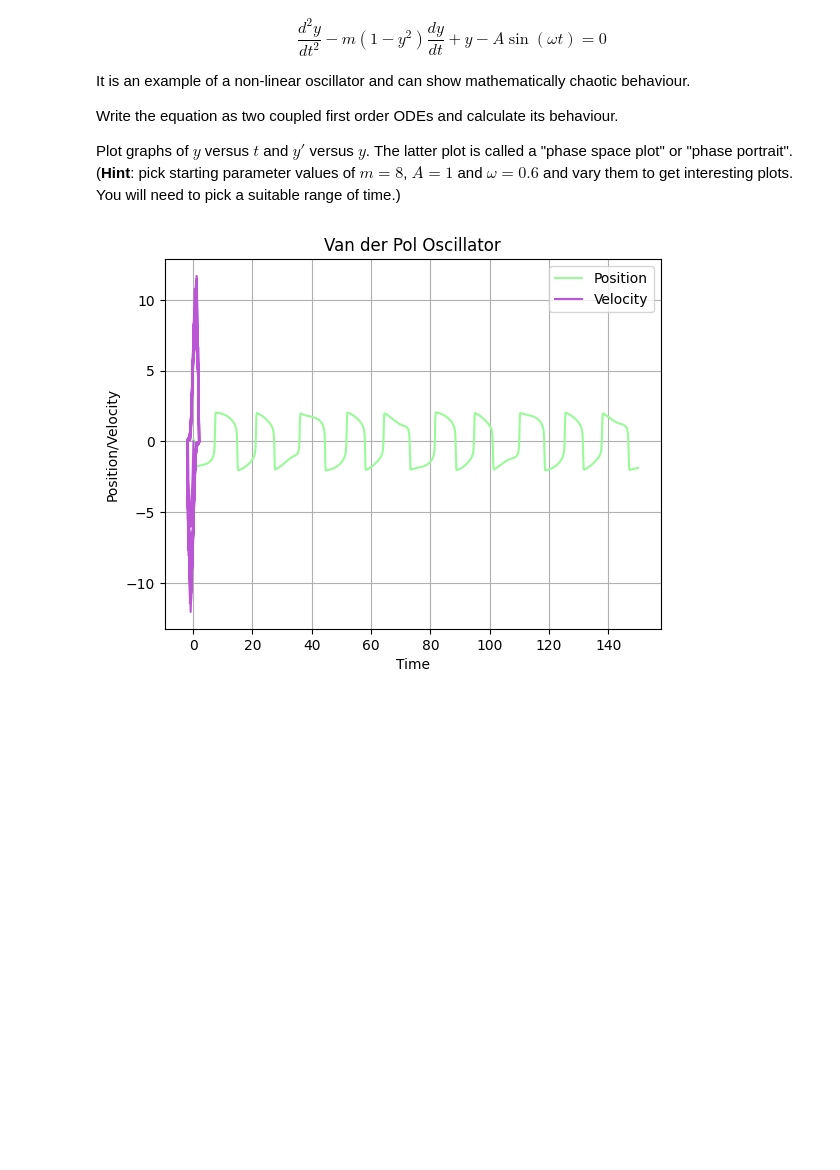
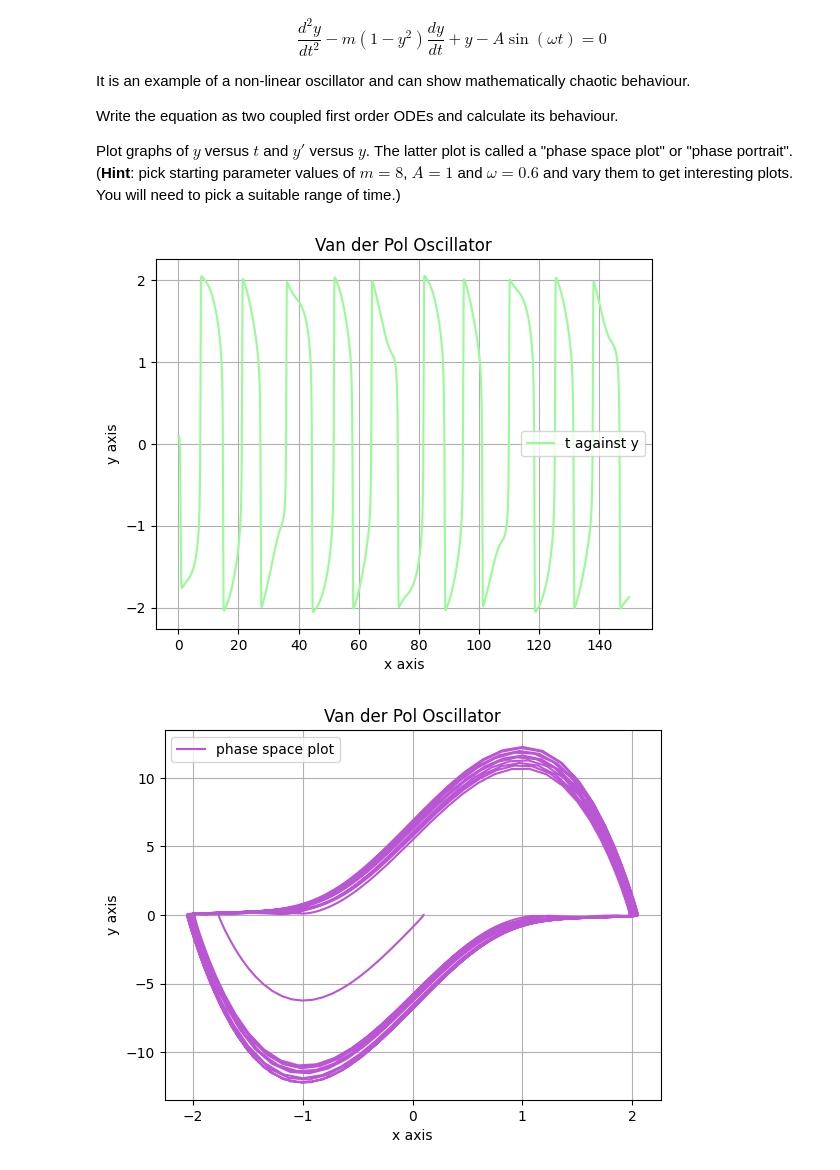
Before and after one commit to PX2145-2025/week-8-b-Billingham-Leila, a Jupyter notebook: ODEs.ipynb, the cells around one changed output. Drawn from its saved outputs; the diff is of its cells as text; code cells hidden in the pictures; blank space fills up the shorter version.

```diff
--- a/ODEs.ipynb
+++ b/ODEs.ipynb
@@ -373,36 +371,48 @@ import numpy as np
 import matplotlib.pyplot as plt
 from scipy.integrate import odeint
 
 def f(y_vec, t, m, A, w):
   y0 = y_vec[0]
   y1 = y_vec[1]
   dydt_0 = y1
 
   dydt_1 = m * (1 - y0**2) * y1 - y0 - A * np.sin(w * t)
   return [dydt_0, dydt_1]
 
 m_number = 8
 A_number = 1
 w_number = 0.6
 
 yinit = [0.1, 0]
 
+# can play around with these numbers, making npts bigger gives a smoother plot
 t_max = 150
-npts = 1000
+npts = 10000
 t = np.linspace(0, t_max, npts)
 
 y = odeint(f, yinit, t, args=(m_number, A_number, w_number))
 
 y_pos = y[:, 0]
 y_vel = y[:, 1]
 
-plt.plot(t, y_pos, label='Position', color = 'palegreen')
-plt.plot(y_pos, y_vel, label='Velocity', color = 'mediumorchid')
-plt.xlabel('Time')
-plt.ylabel('Position/Velocity')
+plt.plot(t, y_pos, label='t against y', color = 'palegreen')
+#plt.plot(y_pos, y_vel, label='phase space plot', color = 'mediumorchid')
+plt.xlabel('x axis')
+plt.ylabel('y axis')
 plt.title('Van der Pol Oscillator')
 plt.legend()
 plt.grid()
 plt.show()
+
+# seperating the plots to see
+
+plt.plot(y_pos, y_vel, label='phase space plot', color = 'mediumorchid')
+plt.xlabel('x axis')
+plt.ylabel('y axis')
+plt.title('Van der Pol Oscillator')
+plt.legend()
+plt.grid()
+plt.show()
 # %% [output]
-[figure, old version]
+[figure, new version]
+[figure, added]
```
Also changed, not shown: parts of 1 cell of this notebook.
